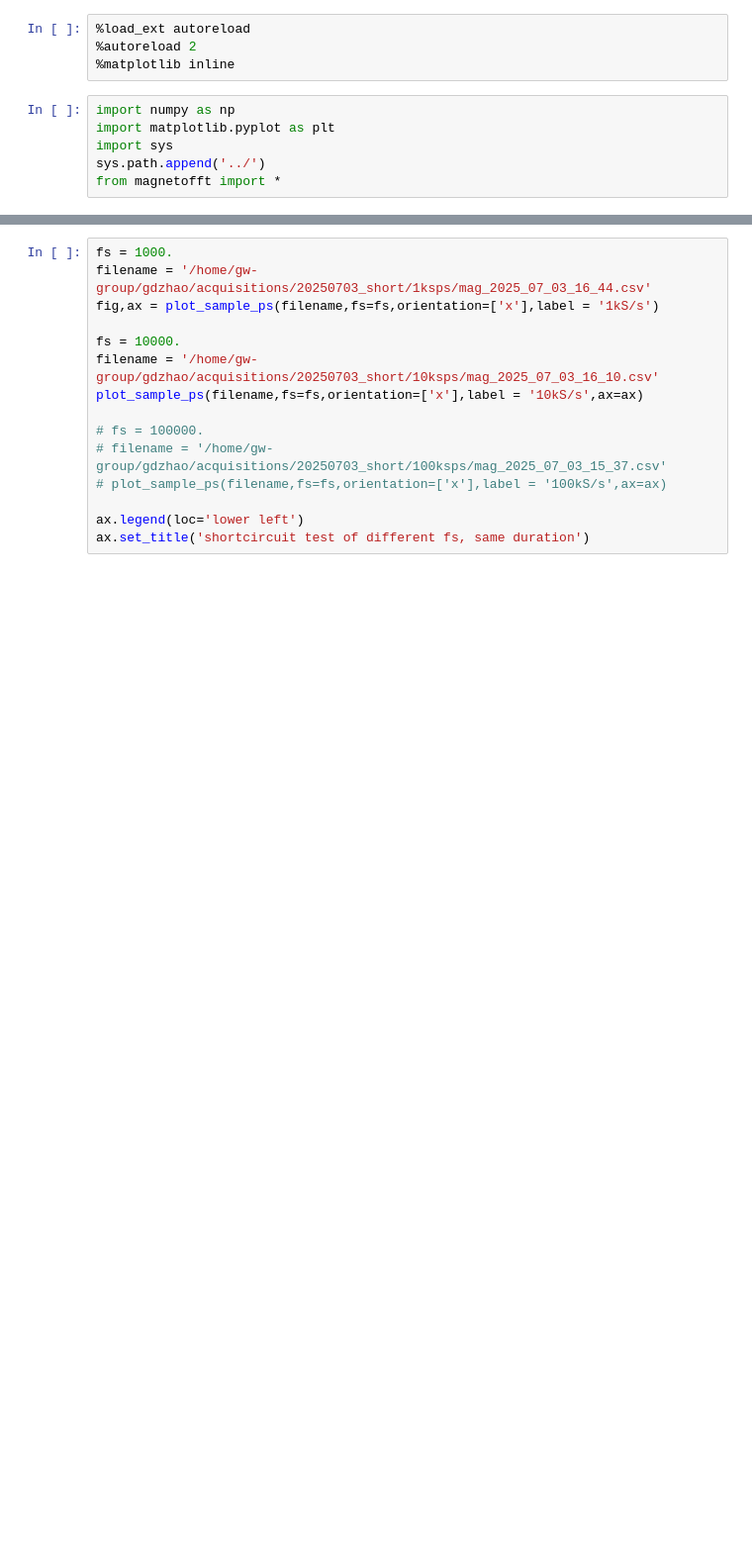
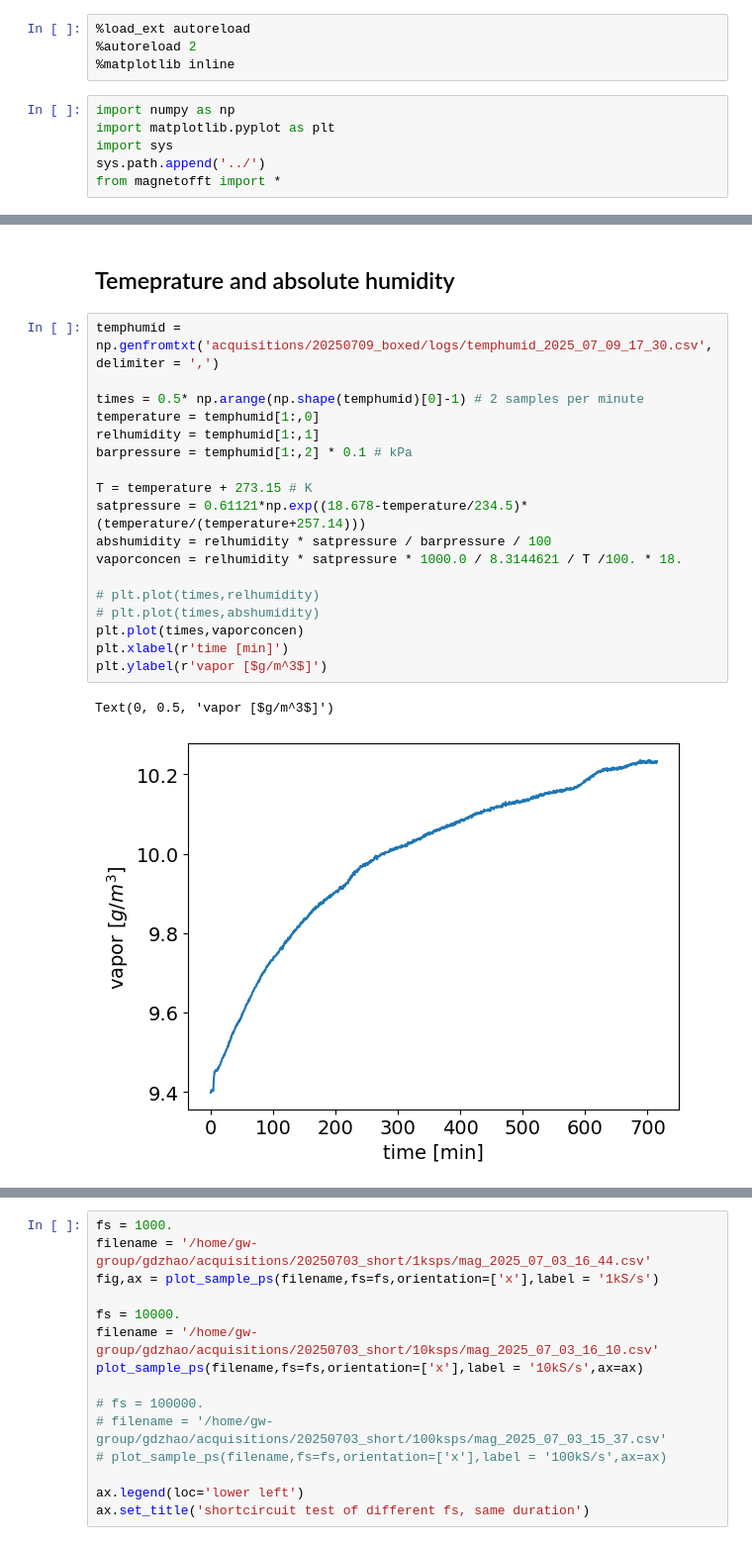
Before and after one commit to SSantosLab/LAB-Magnetometer, a Jupyter notebook: windowfft.ipynb, the cells around one changed output, grey strips where cells are left out. Shown at 99% size. Cells and saved outputs as stored; diff of their text form; blank space fills up the shorter version.

```diff
--- a/windowfft.ipynb
+++ b/windowfft.ipynb
@@ -10,0 +32,23 @@ from magnetofft import *
+# %% [markdown]
+## Temeprature and absolute humidity
+# %%
+temphumid = np.genfromtxt('acquisitions/20250709_boxed/logs/temphumid_2025_07_09_17_30.csv',delimiter = ',')
+
+times = 0.5* np.arange(np.shape(temphumid)[0]-1) # 2 samples per minute
+temperature = temphumid[1:,0]
+relhumidity = temphumid[1:,1]
+barpressure = temphumid[1:,2] * 0.1 # kPa
+
+T = temperature + 273.15 # K
+satpressure = 0.61121*np.exp((18.678-temperature/234.5)*(temperature/(temperature+257.14)))
+abshumidity = relhumidity * satpressure / barpressure / 100
+vaporconcen = relhumidity * satpressure * 1000.0 / 8.3144621 / T /100. * 18.
+
+# plt.plot(times,relhumidity)
+# plt.plot(times,abshumidity)
+plt.plot(times,vaporconcen)
+plt.xlabel(r'time [min]')
+plt.ylabel(r'vapor [$g/m^3$]')
+# %% [output]
+Text(0, 0.5, 'vapor [$g/m^3$]')
+[figure, added]
```
Also changed, not shown: parts of 16 cells of this notebook, 7 other files.
